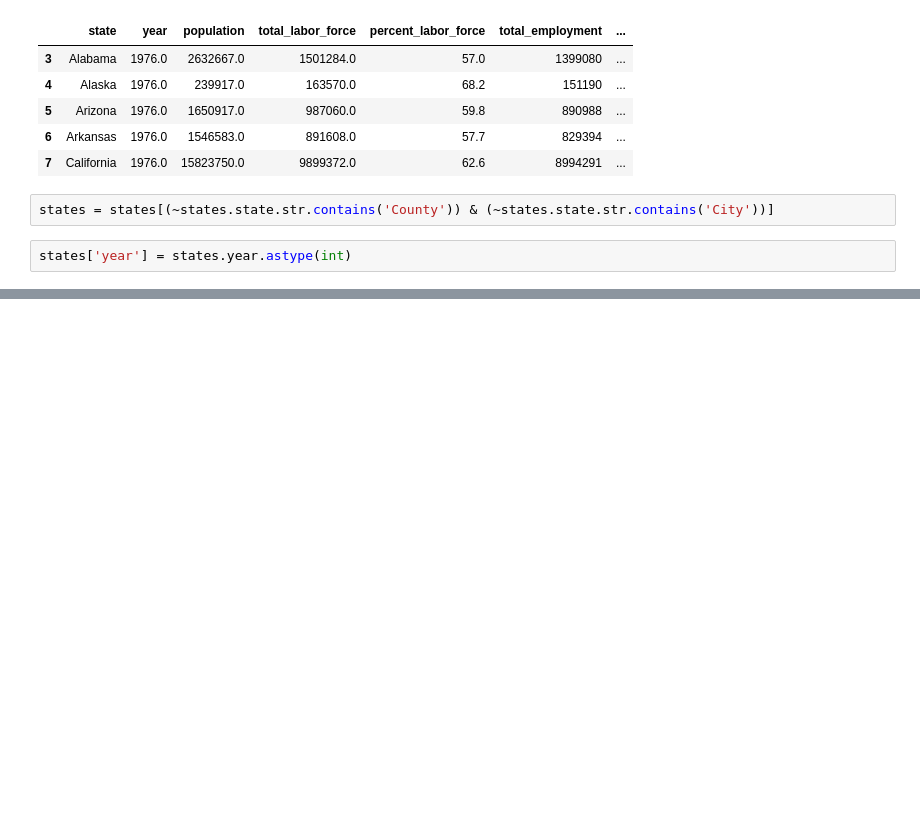
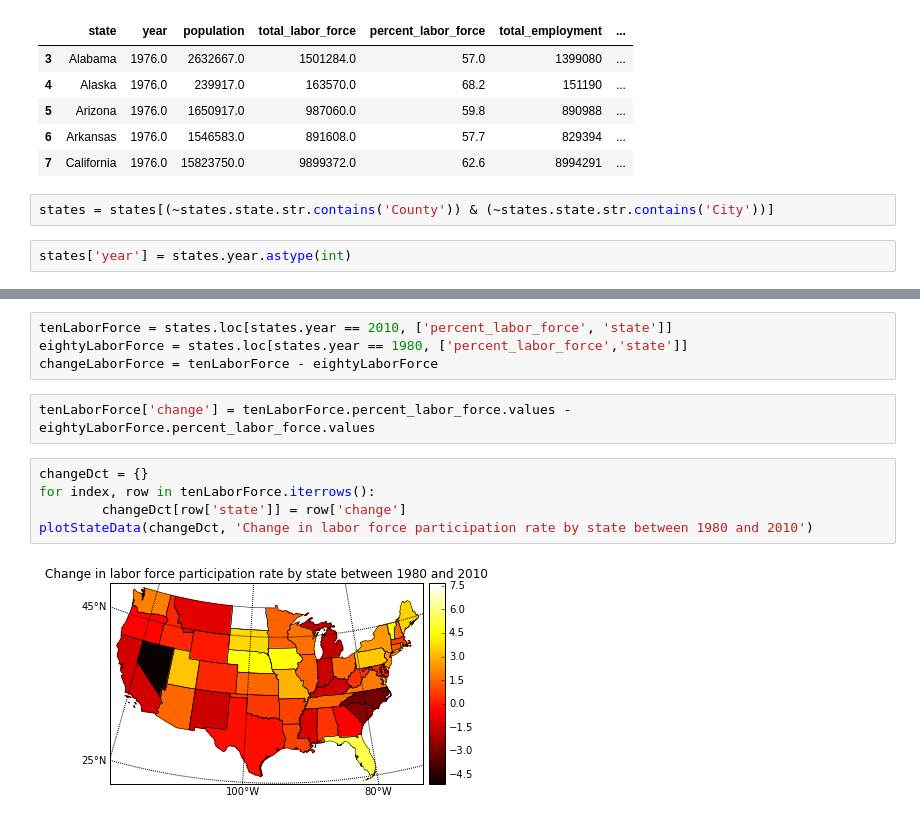
Before and after one commit to ryankresse/employment, a Jupyter notebook: mapping.ipynb, the cells around one changed output, grey strips where cells are left out. Drawn from its saved outputs; the diff is of its cells as text; blank space fills up the shorter version.

```diff
--- a/mapping.ipynb
+++ b/mapping.ipynb
@@ -110,0 +122,13 @@ sns.barplot(data=eighty.sort_values('percent_labor_force').iloc[:10, :], x='stat
+# %%
+tenLaborForce = states.loc[states.year == 2010, ['percent_labor_force', 'state']]
+eightyLaborForce = states.loc[states.year == 1980, ['percent_labor_force','state']]
+changeLaborForce = tenLaborForce - eightyLaborForce
+# %%
+tenLaborForce['change'] = tenLaborForce.percent_labor_force.values - eightyLaborForce.percent_labor_force.values
+# %%
+changeDct = {}
+for index, row in tenLaborForce.iterrows():
+        changeDct[row['state']] = row['change']
+plotStateData(changeDct, 'Change in labor force participation rate by state between 1980 and 2010')
+# %% [output]
+[figure, added]
```
Also changed, not shown: parts of 23 cells of this notebook.
